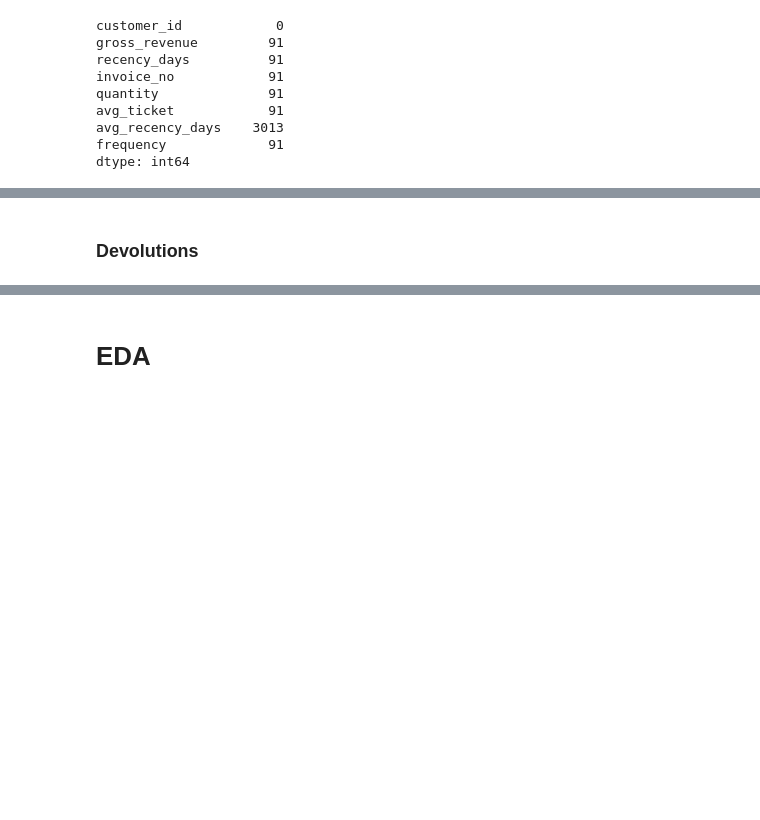
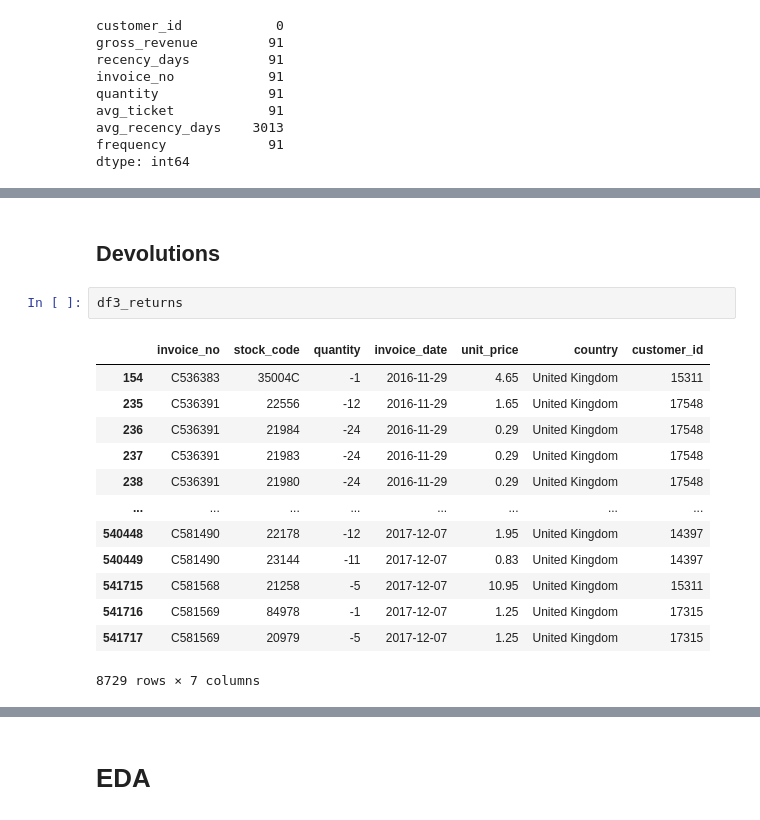
Before and after one commit to nortonvanz/Fidelity-Program, a Jupyter notebook: notebooks/4.0-nmv-end-to-end-fidelity-program-clustering.ipynb, the cells around one changed output, grey strips where cells are left out. Saved outputs shown, nothing was run; the diff lists cells and outputs as text; blank space fills up the shorter version.

```diff
--- a/notebooks/4.0-nmv-end-to-end-fidelity-program-clustering.ipynb
+++ b/notebooks/4.0-nmv-end-to-end-fidelity-program-clustering.ipynb
@@ -1262,2 +1264,18 @@ dtype: int64
 # %% [markdown]
-### Devolutions
+## Devolutions
+# %%
+df3_returns
+# %% [output]
+|  | invoice_no | stock_code | quantity | invoice_date | unit_price | country | customer_id |
+| 154 | C536383 | 35004C | -1 | 2016-11-29 | 4.65 | United Kingdom | 15311 |
+| 235 | C536391 | 22556 | -12 | 2016-11-29 | 1.65 | United Kingdom | 17548 |
+| 236 | C536391 | 21984 | -24 | 2016-11-29 | 0.29 | United Kingdom | 17548 |
+| 237 | C536391 | 21983 | -24 | 2016-11-29 | 0.29 | United Kingdom | 17548 |
+| 238 | C536391 | 21980 | -24 | 2016-11-29 | 0.29 | United Kingdom | 17548 |
+| ... | ... | ... | ... | ... | ... | ... | ... |
+| 540448 | C581490 | 22178 | -12 | 2017-12-07 | 1.95 | United Kingdom | 14397 |
+| 540449 | C581490 | 23144 | -11 | 2017-12-07 | 0.83 | United Kingdom | 14397 |
+| 541715 | C581568 | 21258 | -5 | 2017-12-07 | 10.95 | United Kingdom | 15311 |
+| 541716 | C581569 | 84978 | -1 | 2017-12-07 | 1.25 | United Kingdom | 17315 |
+| 541717 | C581569 | 20979 | -5 | 2017-12-07 | 1.25 | United Kingdom | 17315 |
+8729 rows × 7 columns
```
Also changed, not shown: parts of 58 cells of this notebook, 2 other files.
